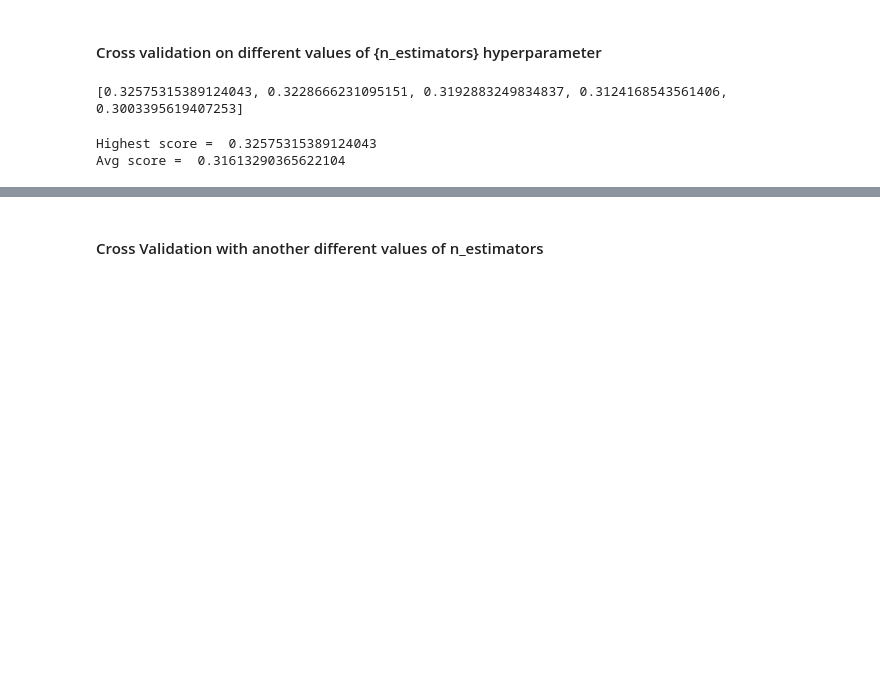
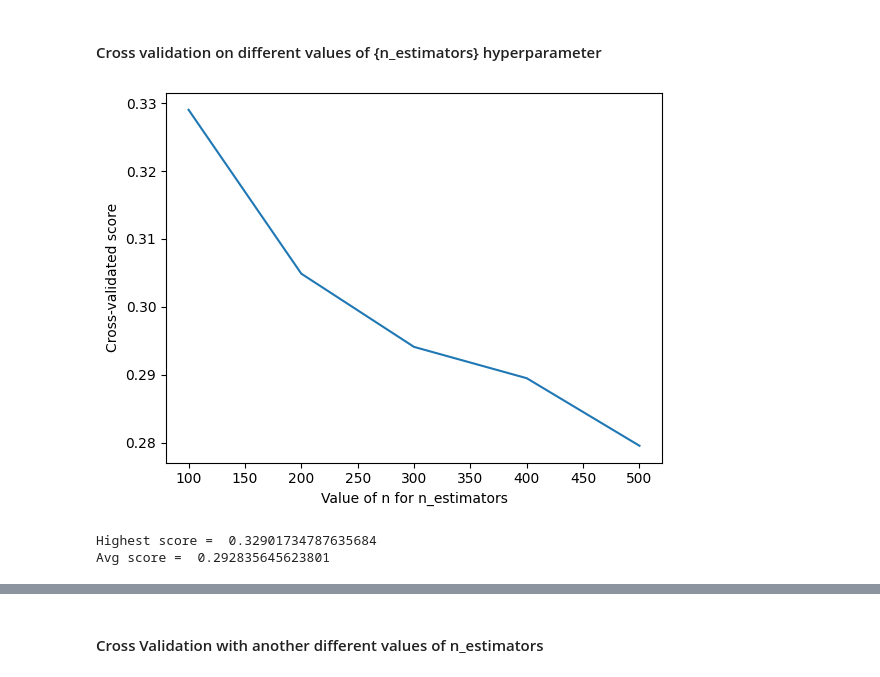
Before and after one commit to Reema-Khaseeb/car-price-prediction, a Jupyter notebook: notebooks/feature_engineering_train_eval_models.ipynb, the cells around one changed output, grey strips where cells are left out. Saved outputs shown, nothing was run; the diff lists cells and outputs as text; code cells hidden in the pictures; blank space fills up the shorter version.

```diff
--- a/notebooks/feature_engineering_train_eval_models.ipynb
+++ b/notebooks/feature_engineering_train_eval_models.ipynb
@@ -588,28 +642,56 @@ cross_validation_scores['max score 10 folds cross validation Base Gradient Boost
+# %%
+def get_cross_validation_scores_given_hyperparameter(hyperparameter_values):
+    """Apply cross validation on different values of a hyperparameter and observe their mean score
+
+    Args:
+        hyperparameter_values (list): various values of a hyperparameter
+
+    Returns:
+        list: list of mean scores for applying cross validation on each value of the hyperparameter
+    """
+    # empty list to store scores
+    n_scores = []
+
+    # 1. loop through reasonable values of hyperparameter_values
+    for hyperparameter_value in hyperparameter_values:
+        # 2. run GradientBoostingRegressor with hyperparameter_value
+        gbt = GradientBoostingRegressor(n_estimators = hyperparameter_value, random_state = 42)
+        # 3. obtain cross_val_score for GradientBoostingRegressor with hyperparameter_value
+        scores = cross_val_score(gbt, X_transformed, y, cv=10, scoring='r2')
+        # 4. append mean of scores for hyperparameter_value to n_scores list
+        n_scores.append(scores.mean())
+
+    return n_scores
+# %%
+def plot_cross_validation_scores(x_axis_hyperparameter, n_scores, x_label):
+    """plot how score changes as we vary in x-axis,
+    plot each value of the hyperparameter (x-axis) versus the cross-validated r2 score (y-axis)
+
+    Args:
+        x_axis_hyperparameter (list): list of different values of the hyperparameter
+        n_scores (list): list of cross-validation scores for each value of the hyperparameter
+        x_label (str): description of the x-axis to label
+    """
+    plt.plot(x_axis_hyperparameter, n_scores)
+    plt.xlabel(f'Value of {x_label}')
+    plt.ylabel('Cross-validated score')
 # %% [markdown]
 #### Cross validation on different values of {n_estimators} hyperparameter
-# %%
-# Number of trees in Gradient Boosting Trees
-n_estimators = [int(x) for x in np.linspace(start = 100, stop = 500, num = 5)]
-# empty list to store scores
-n_scores = []
-
-# 1. loop through reasonable values of n
-for estimator in n_estimators:
-    # 2. run GradientBoostingRegressor with n estimators
-    gbt = GradientBoostingRegressor(n_estimators = estimator, random_state = 42)
-    # 3. obtain cross_val_score for GradientBoostingRegressor with n estimators
-    scores = cross_val_score(gbt, X_transformed, y, cv=10, scoring='r2')
-    # 4. append mean of scores for n estimators to n_scores list
-    n_scores.append(scores.mean())
-
-
-print(n_scores)
-# %% [output]
-[0.32575315389124043, 0.3228666231095151, 0.3192883249834837, 0.3124168543561406, 0.3003395619407253]
+# %%
+n_estimators = [int(x) for x in np.linspace(start = 100, stop = 500, num = 5)]
+
+n_scores_for_n_estimators_hyperparameter = get_cross_validation_scores_given_hyperparameter(n_estimators)
+# %%
+plot_cross_validation_scores(
+    n_estimators,
+    n_scores_for_n_estimators_hyperparameter,
+    'n for n_estimators')
+# %% [output]
+[figure, added]
 # %%
-print('Highest score = ', max(n_scores))
-print('Avg score = ', mean(n_scores))
+print('Highest score = ', max(n_scores_for_n_estimators_hyperparameter))
+print('Avg score = ', mean(n_scores_for_n_estimators_hyperparameter))
 # %% [output]
-Highest score =  0.32575315389124043
-Avg score =  0.31613290365622104
+Highest score =  0.32901734787635684
+Avg score =  0.292835645623801
 # %%
```
Also changed, not shown: parts of 68 cells of this notebook, 4 other files.
